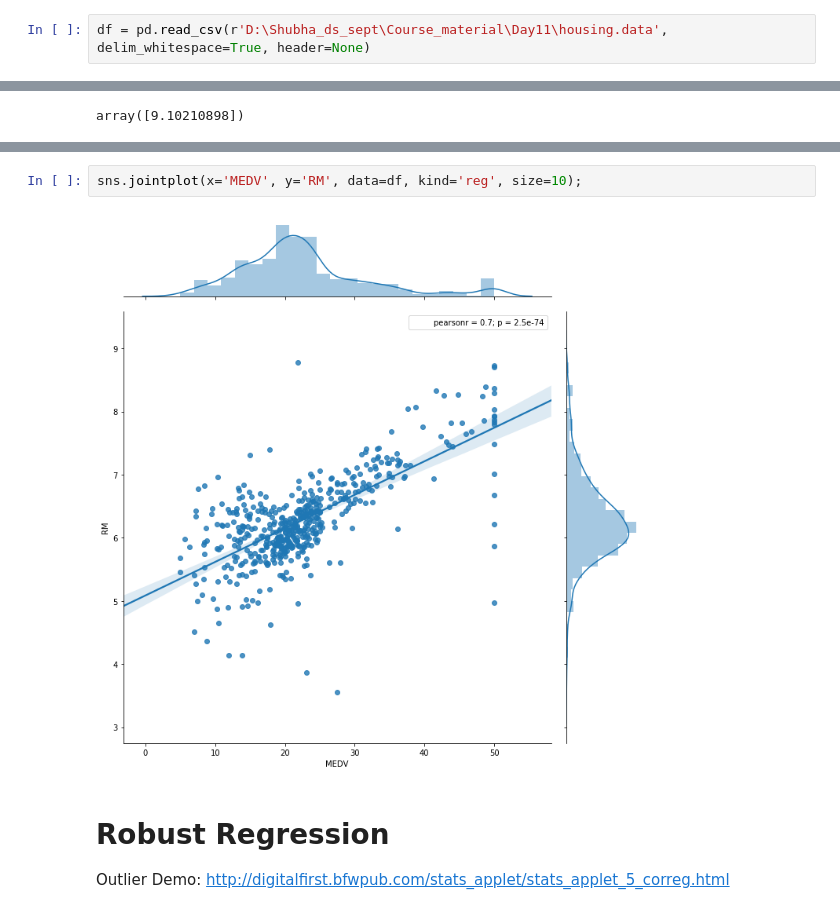
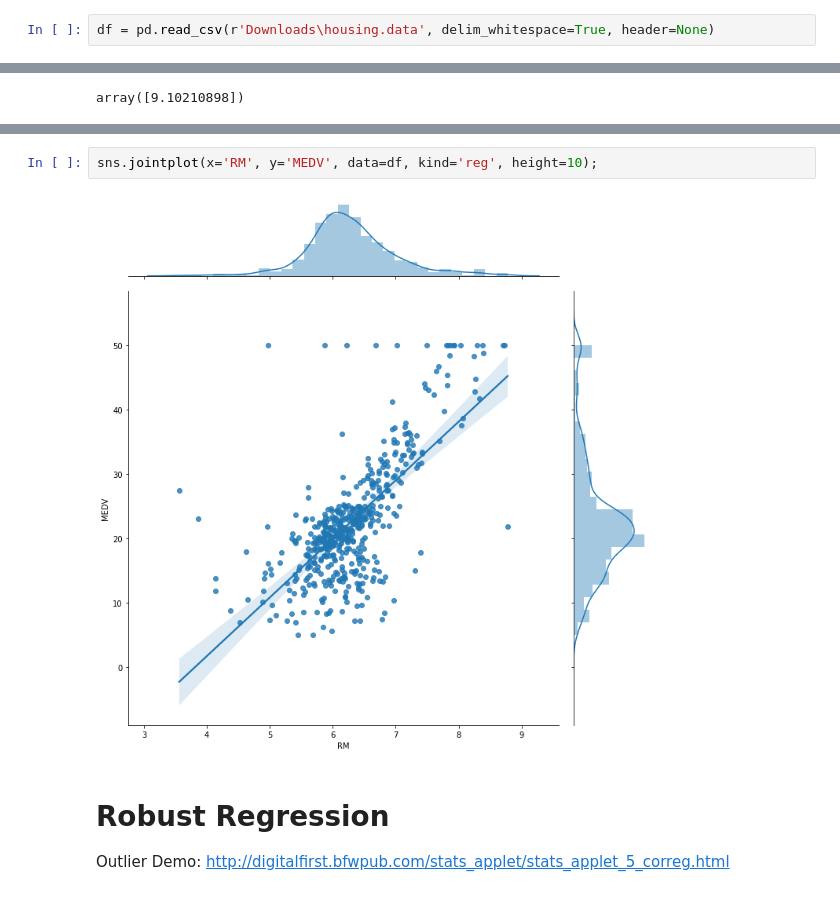
Before and after one commit to himanijawale/test1, a Jupyter notebook: Boston Housing Price Prediction1.ipynb, the cells around one changed output, grey strips where cells are left out. Saved outputs shown, nothing was run; the diff lists cells and outputs as text.

```diff
--- a/Boston Housing Price Prediction1.ipynb
+++ b/Boston Housing Price Prediction1.ipynb
@@ -6,7 +6,7 @@ https://www.kaggle.com/c/boston-housing/overview/description
 import numpy as np
 import pandas as pd
 # %%
-df = pd.read_csv(r'D:\Shubha_ds_sept\Course_material\Day11\housing.data', delim_whitespace=True, header=None)
+df = pd.read_csv(r'Downloads\housing.data', delim_whitespace=True, header=None)
 # %%
 df.head()
 # %% [output]
@@ -147,7 +149,7 @@ plt.ylabel("Median value of owner-occupied homes in $1000's");
 # %%
-sns.jointplot(x='MEDV', y='RM', data=df, kind='reg', size=10);
+sns.jointplot(x='RM', y='MEDV', data=df, kind='reg', height=10);
 # %% [output]
-[figure, old version]
+[figure, new version]
 # %% [markdown]
 # Robust Regression
 
```
Also changed, not shown: parts of 14 cells of this notebook.
